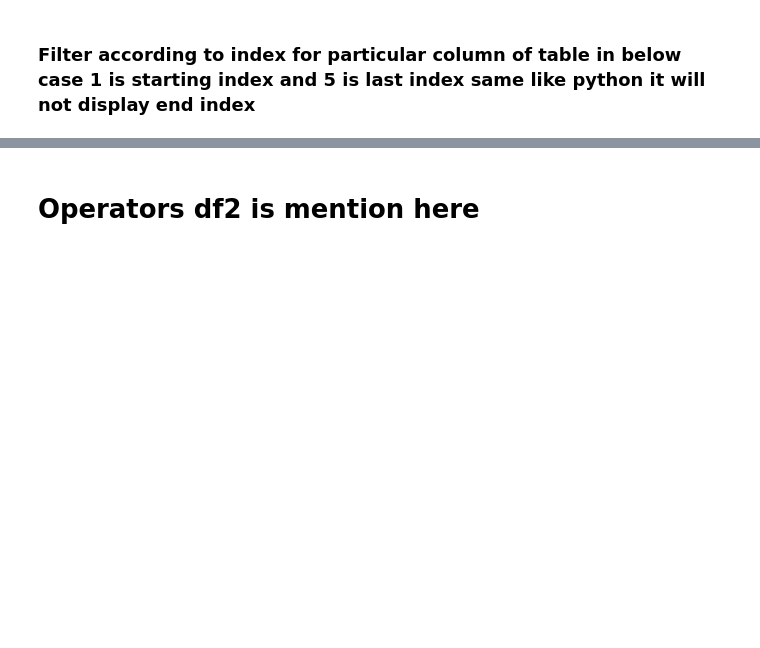
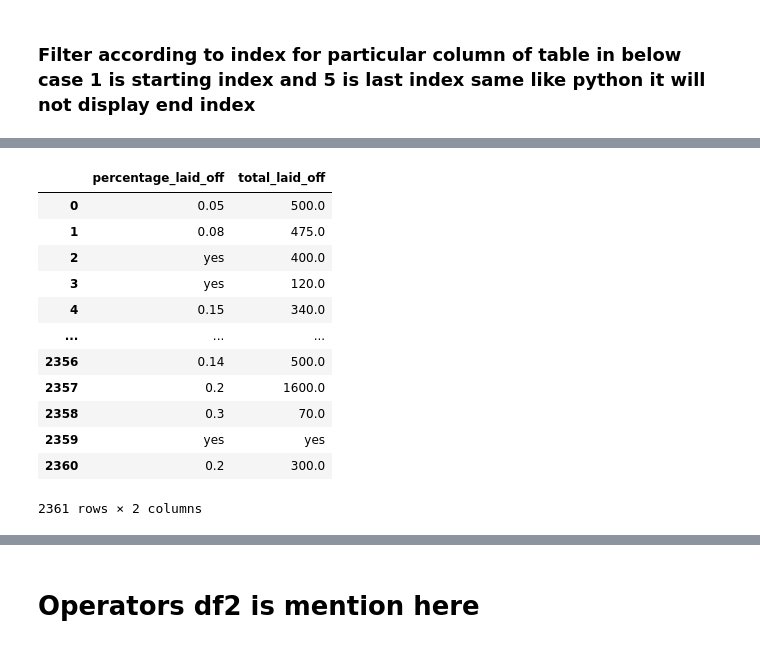
Before and after one commit to Ni3Gawande/pandas, a Jupyter notebook: NotesIG.ipynb, the cells around one changed output, grey strips where cells are left out. Saved outputs shown, nothing was run; the diff lists cells and outputs as text; code cells hidden in the pictures; blank space fills up the shorter version.

```diff
--- a/NotesIG.ipynb
+++ b/NotesIG.ipynb
@@ -543,0 +268,16 @@ Name: company, dtype: object
+# %%
+df[['percentage_laid_off','total_laid_off']].fillna('yes')
+# %% [output]
+|  | percentage_laid_off | total_laid_off |
+| 0 | 0.05 | 500.0 |
+| 1 | 0.08 | 475.0 |
+| 2 | yes | 400.0 |
+| 3 | yes | 120.0 |
+| 4 | 0.15 | 340.0 |
+| ... | ... | ... |
+| 2356 | 0.14 | 500.0 |
+| 2357 | 0.2 | 1600.0 |
+| 2358 | 0.3 | 70.0 |
+| 2359 | yes | yes |
+| 2360 | 0.2 | 300.0 |
+2361 rows × 2 columns
```
Also changed, not shown: parts of 195 cells of this notebook.
